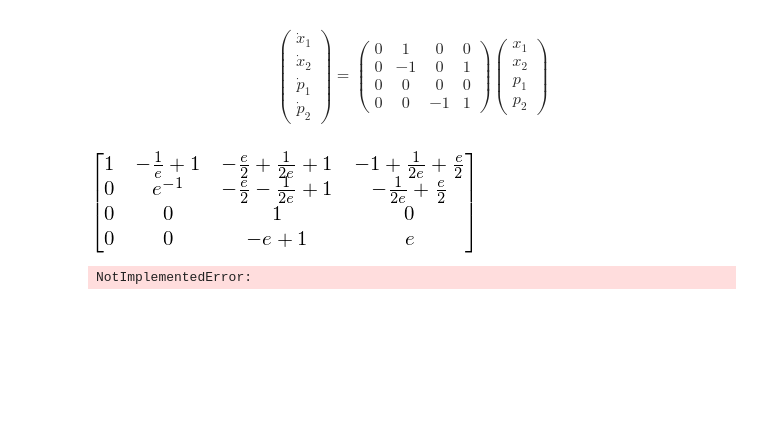
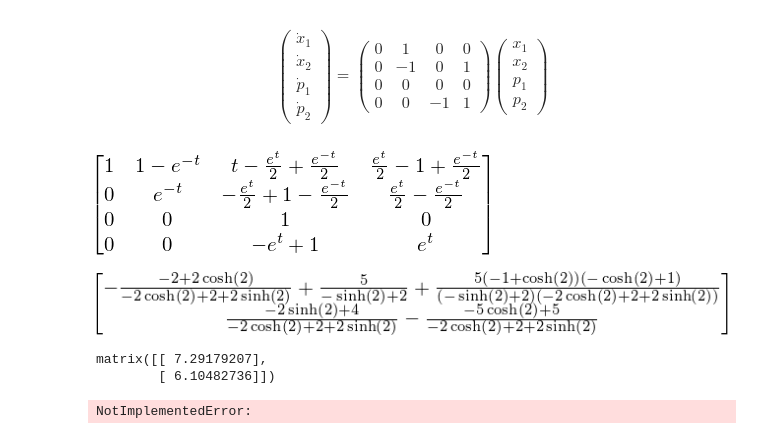
Before and after one commit to cad3na/DCA, a Jupyter notebook: IPythonNotebooks/Control Optimo/Untitled.ipynb, the cells around one changed output. Saved outputs shown, nothing was run; the diff lists cells and outputs as text; code cells hidden in the pictures; blank space fills up the shorter version.

```diff
--- a/IPythonNotebooks/Control Optimo/Untitled.ipynb
+++ b/IPythonNotebooks/Control Optimo/Untitled.ipynb
@@ -260,6 +260,6 @@ $$
 # %%
 A = Matrix([[0, 1, 0, 0], [0, -1, 0, 1], [0, 0, 0, 0], [0, 0, -1, 1]])
 # %%
-exp(A)
+exp(A*t)
 # %% [output]
-[figure, old version]
+[figure, new version]
@@ -265,0 +268,4 @@ exp(A)
+# %%
+M.inv().subs(t, 2)*Matrix([[5], [2]])
+# %% [output]
+[figure, added]
@@ -266,3 +274,8 @@ exp(A)
+# %%
+matrix([[2 - sinh(2), cosh(2) - 1], [1 - cosh(2), sinh(2)]]).I*matrix([[5], [2]])
+# %% [output]
+matrix([[ 7.29179207],
+        [ 6.10482736]])
 # %%
 dsolve(eq=eqs)
 # %% [output]
```
Also changed, not shown: parts of 8 cells of this notebook.
